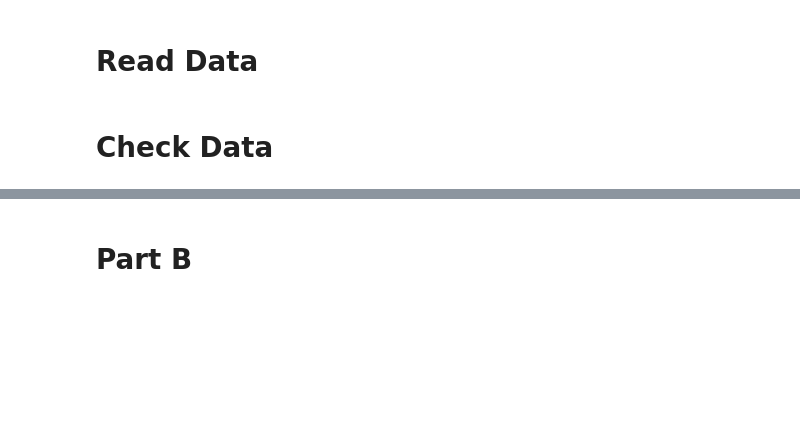
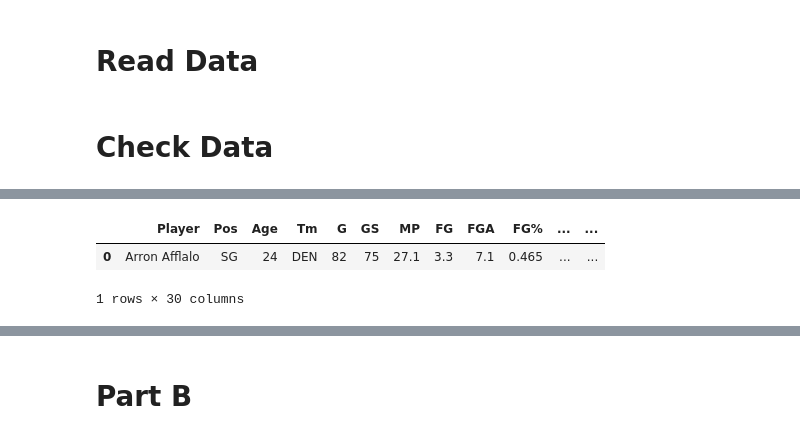
Before and after one commit to ongyl88/IS5126, a Jupyter notebook: IS5126_Guided_Project.ipynb, the cells around one changed output, grey strips where cells are left out. Cells and saved outputs as stored; diff of their text form; code cells hidden in the pictures; blank space fills up the shorter version.

```diff
--- a/IS5126_Guided_Project.ipynb
+++ b/IS5126_Guided_Project.ipynb
@@ -91,0 +77,7 @@ df_team_stats.head(1)
+# %%
+df_player_stats.drop(df_player_stats.filter(regex="ï»¿"),axis=1, inplace=True)
+df_player_stats.head(1)
+# %% [output]
+|  | Player | Pos | Age | Tm | G | GS | MP | FG | FGA | FG% | ... | ... |
+| 0 | Arron Afflalo | SG | 24 | DEN | 82 | 75 | 27.1 | 3.3 | 7.1 | 0.465 | ... | ... |
+1 rows × 30 columns
```
Also changed, not shown: parts of 55 cells of this notebook, 9 other files.
